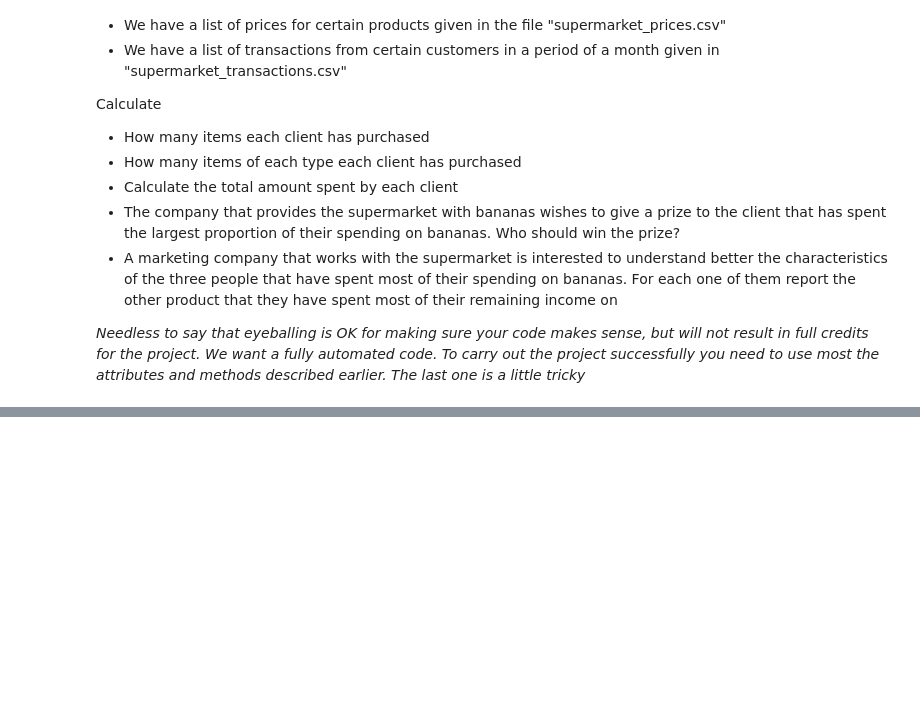
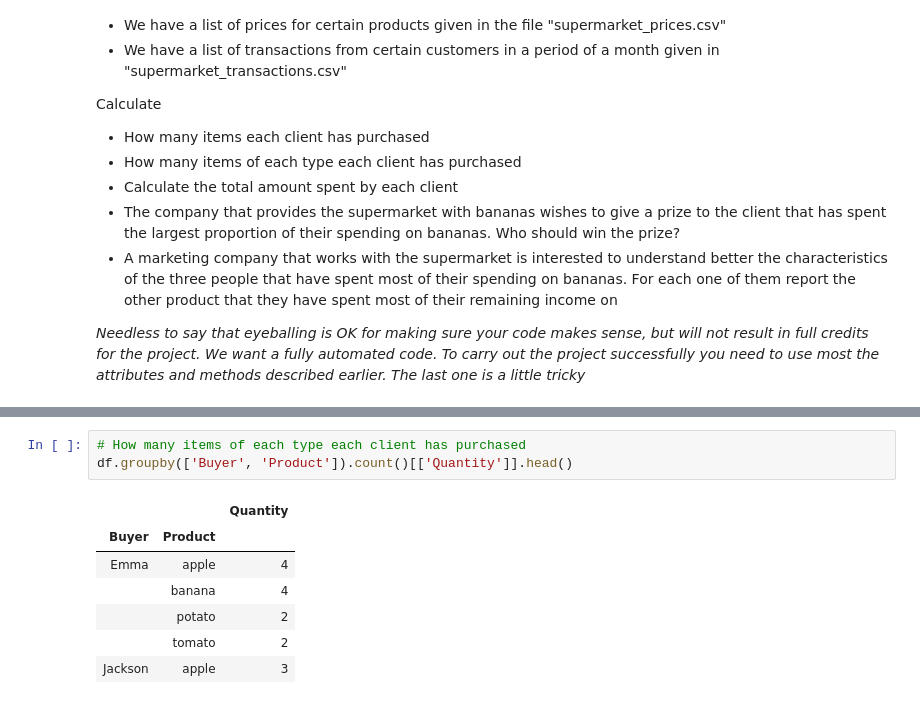
Before and after one commit to bgsedatascience/module-intro-to-pandas, a Jupyter notebook: pandas.ipynb, the cells around one changed output, grey strips where cells are left out. Saved outputs shown, nothing was run; the diff lists cells and outputs as text; blank space fills up the shorter version.

```diff
--- a/pandas.ipynb
+++ b/pandas.ipynb
@@ -674,0 +948,11 @@ Calculate
+# %%
+# How many items of each type each client has purchased
+df.groupby(['Buyer', 'Product']).count()[['Quantity']].head()
+# %% [output]
+|  |  | Quantity |
+| Buyer | Product |  |
+| Emma | apple | 4 |
+|  | banana | 4 |
+|  | potato | 2 |
+|  | tomato | 2 |
+| Jackson | apple | 3 |
```
Also changed, not shown: parts of 38 cells of this notebook.
